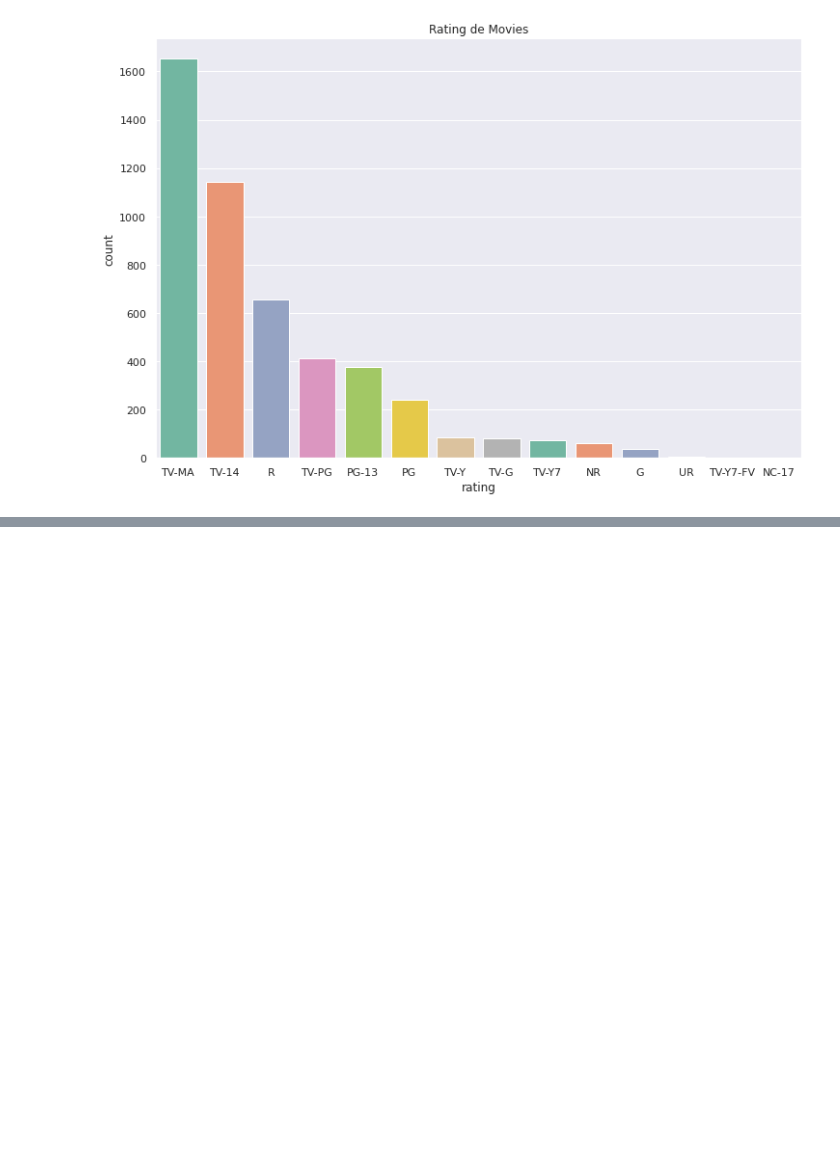
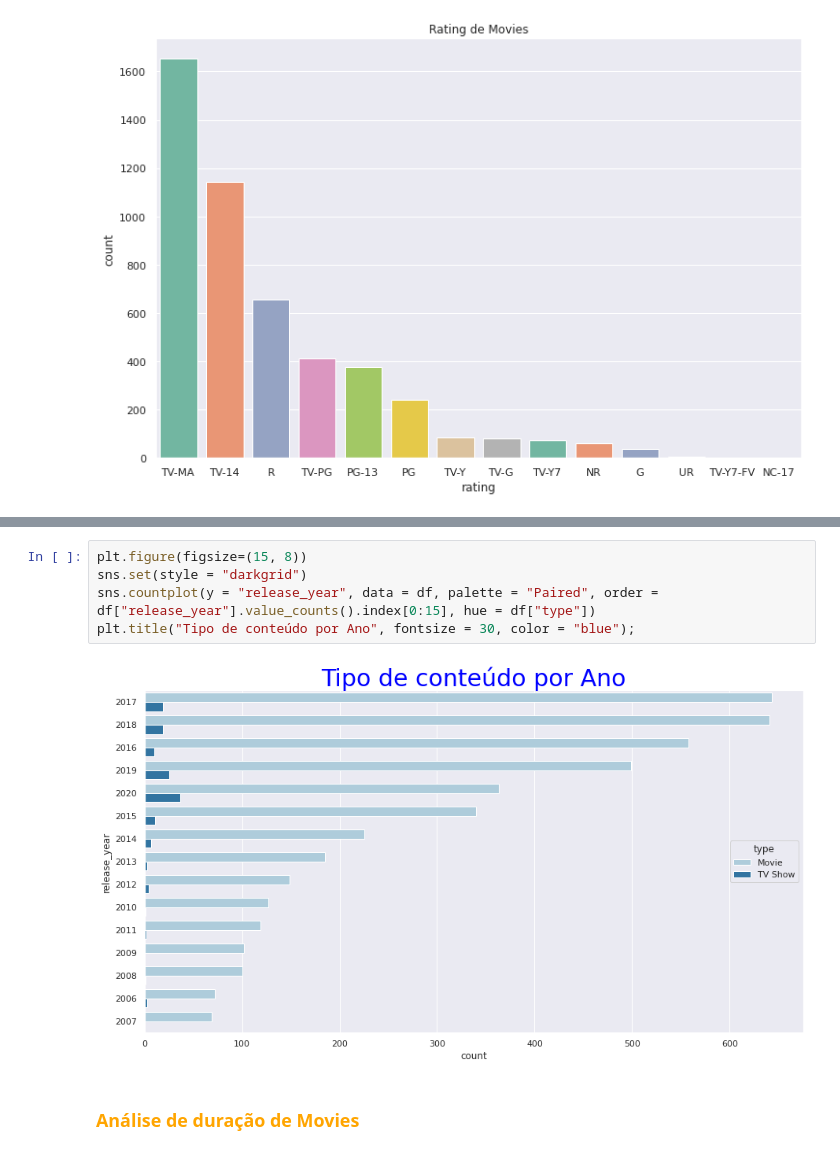
Before and after one commit to EddyGiusepe/Sistema_RECOMENDACION_Netflix, a Jupyter notebook: Netflix_RECOMMENDATION.ipynb, the cells around one changed output, grey strips where cells are left out. Cells and saved outputs as stored; diff of their text form; blank space fills up the shorter version.

```diff
--- a/Netflix_RECOMMENDATION.ipynb
+++ b/Netflix_RECOMMENDATION.ipynb
@@ -442,0 +468,9 @@ plt.title("Rating de Movies");
+# %%
+plt.figure(figsize=(15, 8))
+sns.set(style = "darkgrid")
+sns.countplot(y = "release_year", data = df, palette = "Paired", order = df["release_year"].value_counts().index[0:15], hue = df["type"])
+plt.title("Tipo de conteúdo por Ano", fontsize = 30, color = "blue");
+# %% [output]
+[figure, added]
+# %% [markdown]
+### <font color="orange">Análise de duração de Movies</font>
```
Also changed, not shown: parts of 5 cells of this notebook.
